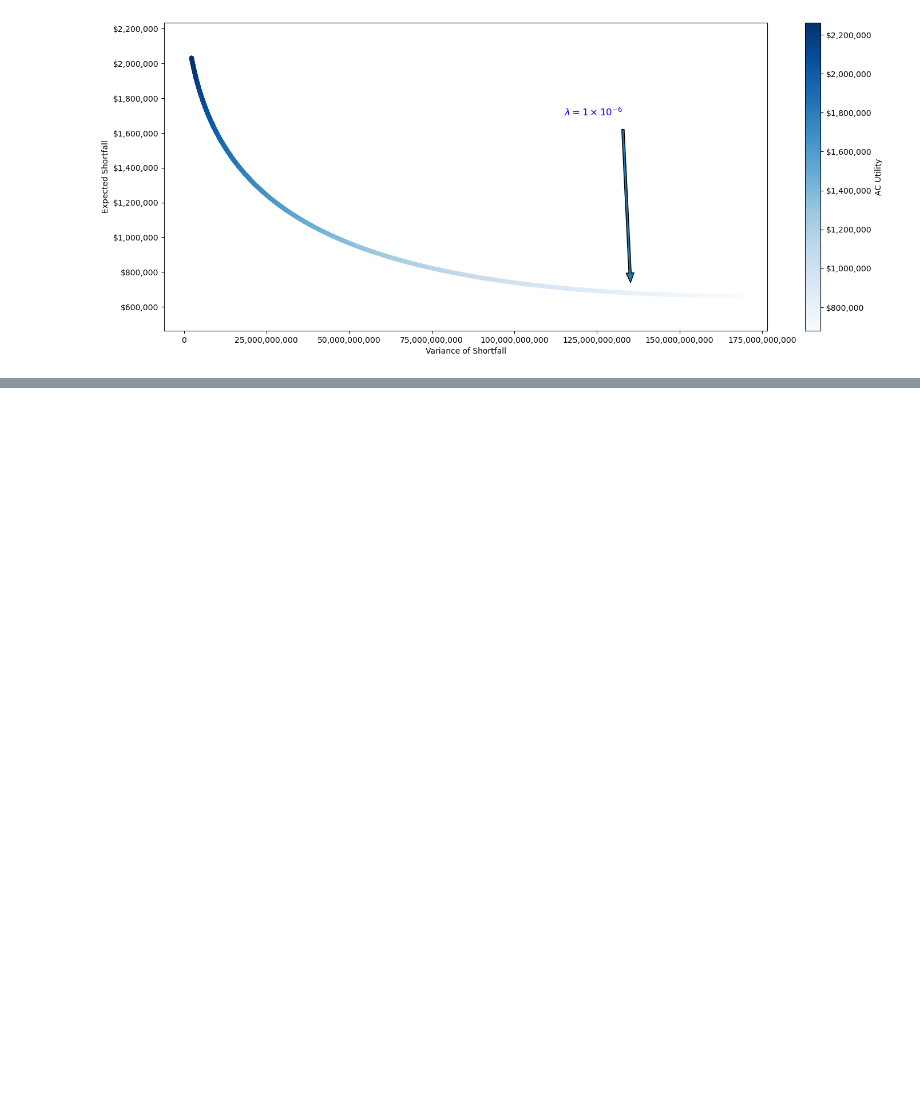
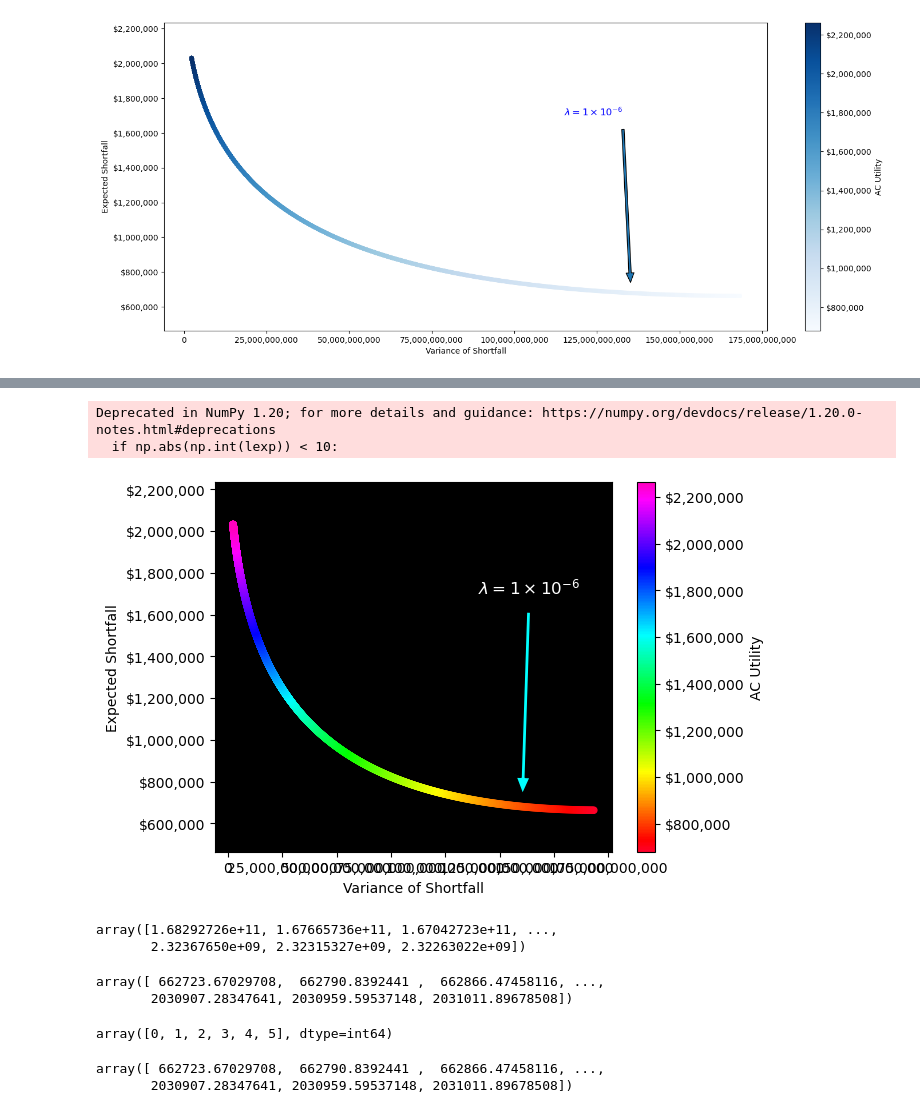
Before and after one commit to seongmin-Jo/optimal-execution-almgren-chriss, a Jupyter notebook: main.ipynb, the cells around one changed output, grey strips where cells are left out. Saved outputs shown, nothing was run; the diff lists cells and outputs as text; code cells hidden in the pictures; blank space fills up the shorter version.

```diff
--- a/main.ipynb
+++ b/main.ipynb
@@ -703,0 +827,80 @@ agent
+# %%
+tr_risk = 1e-6
+# Create a simulation environment
+env = sca.MarketEnvironment()
+
+# Reset the enviroment with the given trader's risk aversion
+env.reset(lamb = tr_risk)
+
+# Get the expected shortfall and corresponding variance for the given trader's risk aversion
+tr_E = env.get_AC_expected_shortfall(env.total_shares)
+tr_V = env.get_AC_variance(env.total_shares)
+
+# Create empty arrays to hold our values of E, V, and U
+E = np.array([])
+V = np.array([])
+U = np.array([])
+
+# Set the number of plot points for our frontier
+num_points = 7000
+
+# Set the values of the trader's risk aversion to plot
+lambdas = np.linspace(1e-7, 1e-4, num_points)
+
+# Calclate E, V, U for each value of llambda
+for llambda in lambdas:
+    env.reset(lamb = llambda)
+    E = np.append(E, env.get_AC_expected_shortfall(env.total_shares))
+    V = np.append(V, env.get_AC_variance(env.total_shares))
+    U = np.append(U, env.compute_AC_utility(env.total_shares))
+
+# Plot E vs V and use U for the colorbar
+cm = plt.cm.get_cmap('gist_rainbow')
+sc = plt.scatter(V, E, s = 20, c = U, cmap = cm)
+plt.colorbar(sc, label = 'AC Utility', format = mticker.StrMethodFormatter('${x:,.0f}'))
+ax = plt.gca()
+ax.set_facecolor('k')
+ymin = E.min() * 0.7
+ymax = E.max() * 1.1
+plt.ylim(ymin, ymax)
+yNumFmt = mticker.StrMethodFormatter('${x:,.0f}')
+xNumFmt = mticker.StrMethodFormatter('{x:,.0f}')
+ax.yaxis.set_major_formatter(yNumFmt)
+ax.xaxis.set_major_formatter(xNumFmt)
+plt.xlabel('Variance of Shortfall')
+plt.ylabel('Expected Shortfall')
+
+# Get the annotation label and the correction factors
+an_st, xcrf, ycrf, scrf = get_crfs(tr_risk)
+
+# Plot the annotation in the above plot
+plt.annotate(an_st, xy = (tr_V, tr_E), xytext = (tr_V * xcrf, tr_E  * ycrf), color = 'w', size = 'large',
+                arrowprops = dict(facecolor = 'cyan', shrink = scrf, width = 3, headwidth = 10))
+plt.show()
+# %% [output]
+Deprecated in NumPy 1.20; for more details and guidance: https://numpy.org/devdocs/release/1.20.0-notes.html#deprecations
+  if np.abs(np.int(lexp)) < 10:
+[figure, added]
+# %%
+V
+# %% [output]
+array([1.68292726e+11, 1.67665736e+11, 1.67042723e+11, ...,
+       2.32367650e+09, 2.32315327e+09, 2.32263022e+09])
+# %%
+E
+# %% [output]
+array([ 662723.67029708,  662790.8392441 ,  662866.47458116, ...,
+       2030907.28347641, 2030959.59537148, 2031011.89678508])
+# %%
+import numpy as np
+
+# Find the indices of numbers larger than 600251.46 but smaller than 663251.46
+indices = np.where((E > 600251.46) & (E < 663251.46))[0]
+indices
+# %% [output]
+array([0, 1, 2, 3, 4, 5], dtype=int64)
+# %%
+E
+# %% [output]
+array([ 662723.67029708,  662790.8392441 ,  662866.47458116, ...,
+       2030907.28347641, 2030959.59537148, 2031011.89678508])
```
Also changed, not shown: parts of 3 cells of this notebook.
